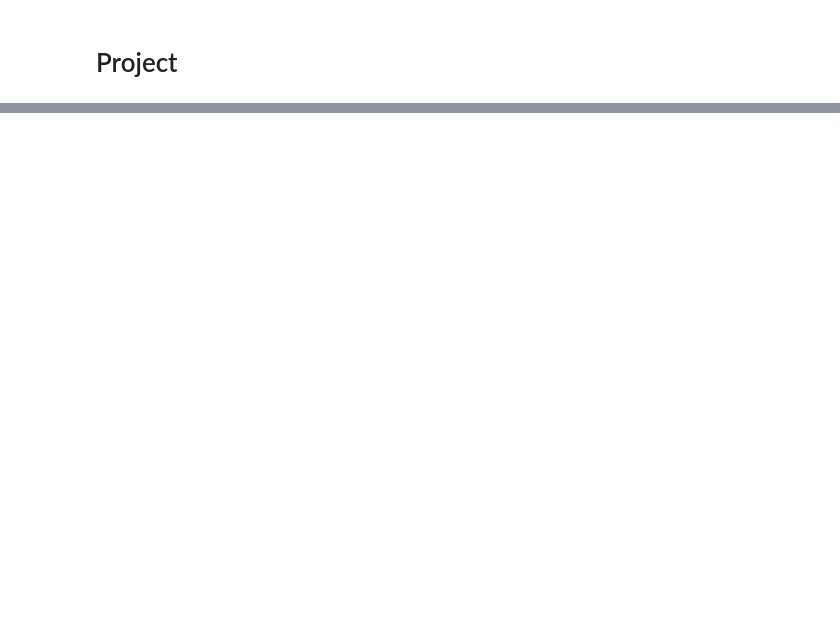
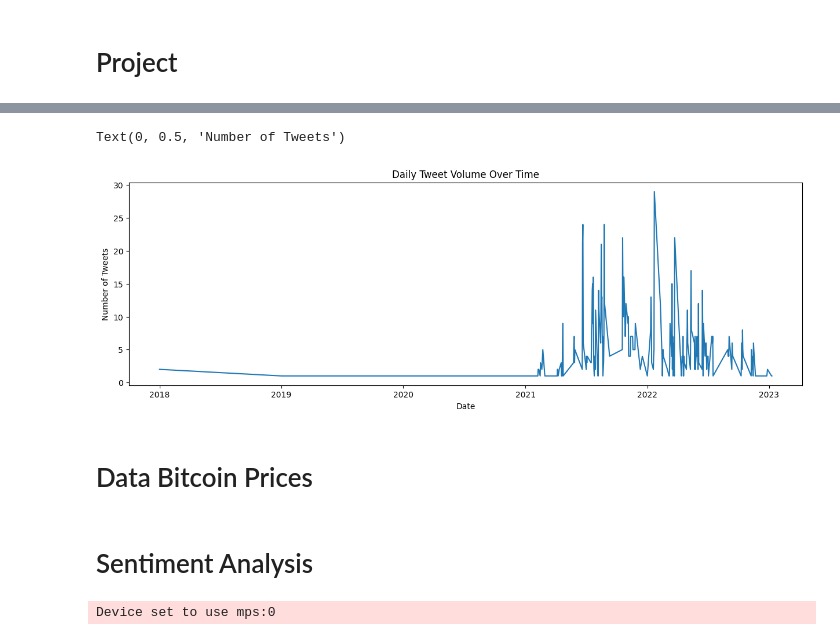
Before and after one commit to Fizryfu/Capstone, a Jupyter notebook: Capstone Project/Captsone_Project.ipynb, the cells around one changed output, grey strips where cells are left out. Cells and saved outputs as stored; diff of their text form; code cells hidden in the pictures; blank space fills up the shorter version.

```diff
--- a/Capstone Project/Captsone_Project.ipynb
+++ b/Capstone Project/Captsone_Project.ipynb
@@ -343,0 +317,7 @@ plt.show()
+# %%
+# Create daily tweet aggregation with cleaned data
+daily_tweets = df.groupby('date').size().reset_index(name='tweet_count')
+
+# Print daily tweet statistics
+print("Daily tweet statistics:")
+print(daily_tweets['tweet_count'].describe())
@@ -343,0 +346,13 @@ plt.show()
+# %%
+    # Plot daily tweet counts
+    plt.figure(figsize=(15, 10))
+    plt.subplot(2, 1, 1)
+    plt.plot(daily_tweets['date'], daily_tweets['tweet_count'])
+    plt.title('Daily Tweet Volume Over Time')
+    plt.xlabel('Date')
+    plt.ylabel('Number of Tweets')
+# %% [output]
+Text(0, 0.5, 'Number of Tweets')
+[figure, added]
+# %% [markdown]
+# Data Bitcoin Prices
@@ -343,0 +368,16 @@ plt.show()
+# %% [markdown]
+# Sentiment Analysis
+# %%
+tokenizer = AutoTokenizer.from_pretrained('ElKulako/cryptobert')
+model = AutoModelForSequenceClassification.from_pretrained('ElKulako/cryptobert')
+sentiment_pipeline = pipeline('sentiment-analysis', model=model, tokenizer=tokenizer)
+
+def batch_sentiment(texts, batch_size=32):
+    sentiments = []
+    for i in range(0, len(texts), batch_size):
+        batch = texts[i:i + batch_size]
+        results = sentiment_pipeline(batch)
+        sentiments.extend(results)
+    return sentiments
+# %% [output]
+Device set to use mps:0
```
Also changed, not shown: parts of 50 cells of this notebook.
